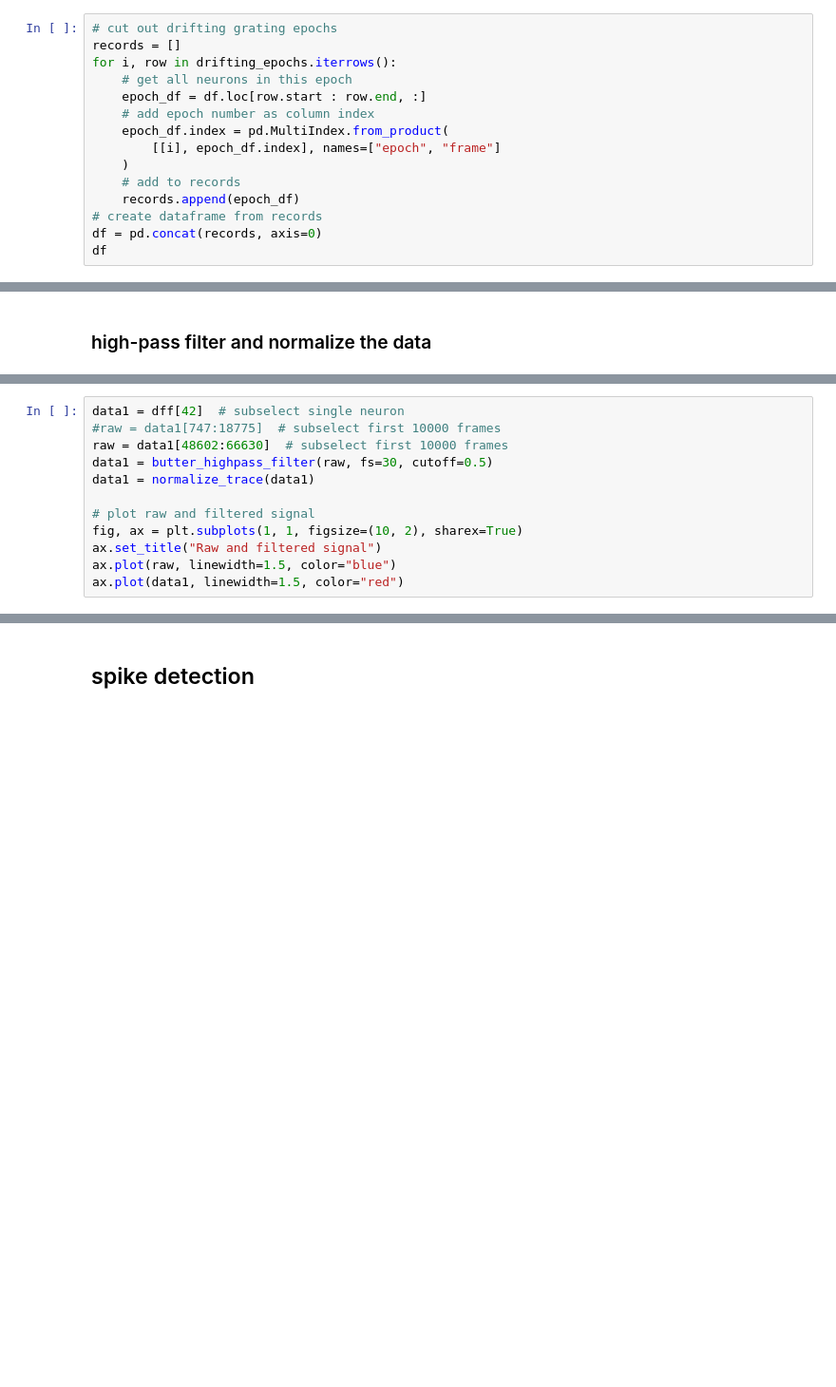
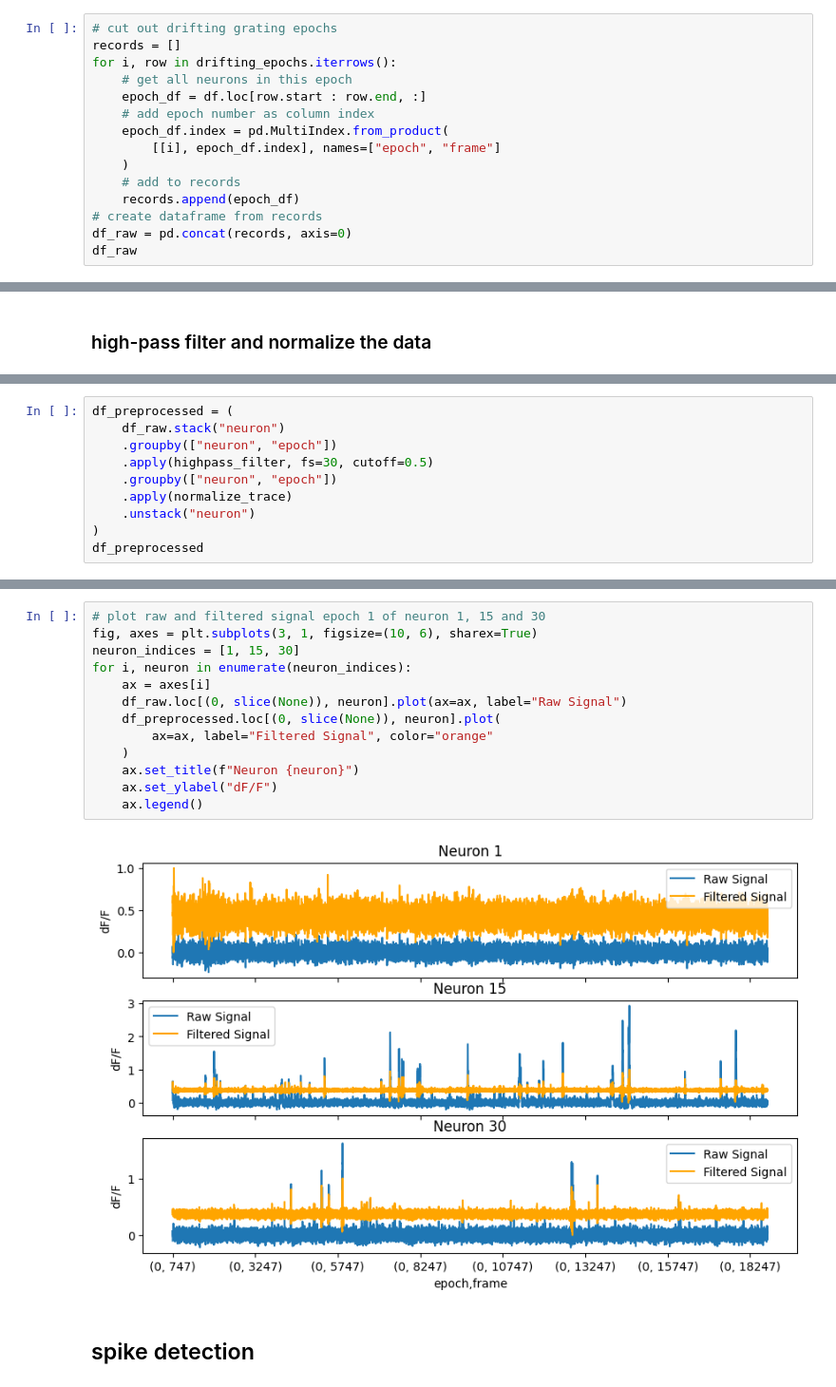
Before and after one commit to toniklenk/NeuralDataScience, a Jupyter notebook: Abschlussprojekt/practical01.ipynb, the cells around one changed output, grey strips where cells are left out. Shown at 95% size. Saved outputs shown, nothing was run; the diff lists cells and outputs as text; blank space fills up the shorter version.

```diff
--- a/Abschlussprojekt/practical01.ipynb
+++ b/Abschlussprojekt/practical01.ipynb
@@ -258,8 +256,8 @@ for i, row in drifting_epochs.iterrows():
     # add to records
     records.append(epoch_df)
 # create dataframe from records
-df = pd.concat(records, axis=0)
-df
+df_raw = pd.concat(records, axis=0)
+df_raw
 # %% [output]
 |  | neuron | 0 | 1 | 2 | 3 | 4 | 5 | 6 | 7 | 8 | 9 | ... |
 | epoch | frame |  |  |  |  |  |  |  |  |  |  | ... |
@@ -322,12 +277,0 @@ def normalize_trace(trace):
-# %%
-data1 = dff[42]  # subselect single neuron
-#raw = data1[747:18775]  # subselect first 10000 frames
-raw = data1[48602:66630]  # subselect first 10000 frames
-data1 = butter_highpass_filter(raw, fs=30, cutoff=0.5)
-data1 = normalize_trace(data1)
-
-# plot raw and filtered signal
-fig, ax = plt.subplots(1, 1, figsize=(10, 2), sharex=True)
-ax.set_title("Raw and filtered signal")
-ax.plot(raw, linewidth=1.5, color="blue")
-ax.plot(data1, linewidth=1.5, color="red")
@@ -336,0 +301,10 @@ ax.plot(data1, linewidth=1.5, color="red")
+# %%
+df_preprocessed = (
+    df_raw.stack("neuron")
+    .groupby(["neuron", "epoch"])
+    .apply(highpass_filter, fs=30, cutoff=0.5)
+    .groupby(["neuron", "epoch"])
+    .apply(normalize_trace)
+    .unstack("neuron")
+)
+df_preprocessed
@@ -337,3 +326,18 @@ ax.plot(data1, linewidth=1.5, color="red")
+# %%
+# plot raw and filtered signal epoch 1 of neuron 1, 15 and 30
+fig, axes = plt.subplots(3, 1, figsize=(10, 6), sharex=True)
+neuron_indices = [1, 15, 30]
+for i, neuron in enumerate(neuron_indices):
+    ax = axes[i]
+    df_raw.loc[(0, slice(None)), neuron].plot(ax=ax, label="Raw Signal")
+    df_preprocessed.loc[(0, slice(None)), neuron].plot(
+        ax=ax, label="Filtered Signal", color="orange"
+    )
+    ax.set_title(f"Neuron {neuron}")
+    ax.set_ylabel("dF/F")
+    ax.legend()
+# %% [output]
+[figure, added]
 # %% [markdown]
 ## spike detection
 # %% [markdown]
```
Also changed, not shown: parts of 46 cells of this notebook.
